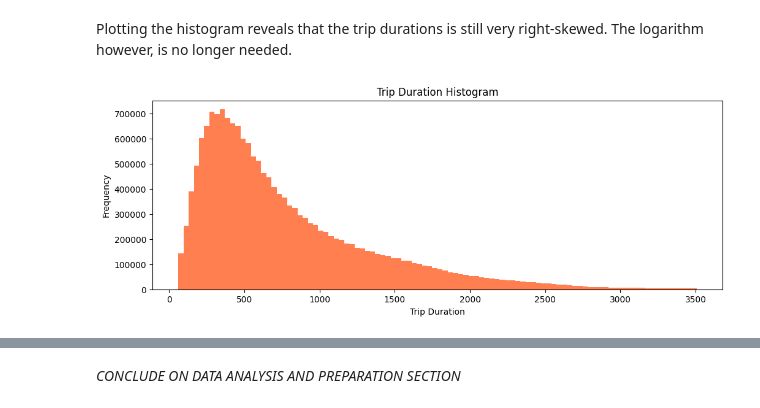
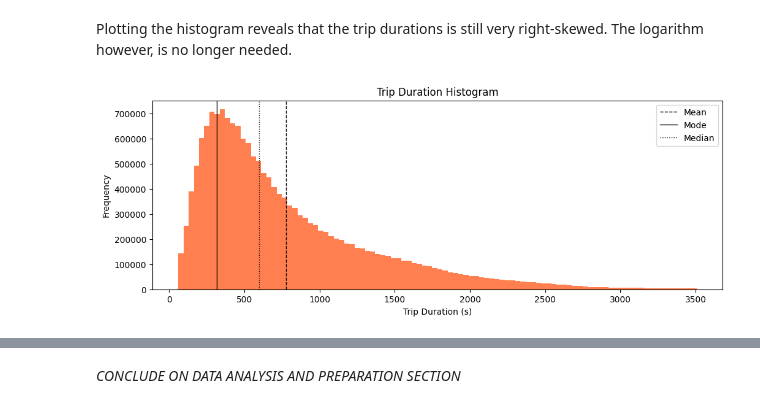
Before and after one commit to 4ug-aug/42577-IBA-Project, a Jupyter notebook: project_first_draft.ipynb, the cells around one changed output, grey strips where cells are left out. Cells and saved outputs as stored; diff of their text form; code cells hidden in the pictures.

```diff
--- a/project_first_draft.ipynb
+++ b/project_first_draft.ipynb
@@ -285,9 +285,13 @@ The logarithm however, is no longer needed.
 # %%
 plt.figure(figsize=(12, 4))
 plt.hist(data_outliers_removed['tripduration'], bins=100, color='coral')
-plt.xlabel('Trip Duration')
+plt.xlabel('Trip Duration (s)')
 plt.ylabel('Frequency')
 plt.title('Trip Duration Histogram')
+plt.axvline(data_outliers_removed['tripduration'].mean(), color='k', linestyle='dashed', linewidth=1, label='Mean')
+plt.axvline(float(data_outliers_removed['tripduration'].mode()), color='k', linestyle='-', linewidth=1, label='Mode')
+plt.axvline(data_outliers_removed['tripduration'].median(), color='k', linestyle=':', linewidth=1, label='Median')
+plt.legend()
 plt.show()
 # %% [output]
-[figure, old version]
+[figure, new version]
```
Also changed, not shown: parts of 58 cells of this notebook.
